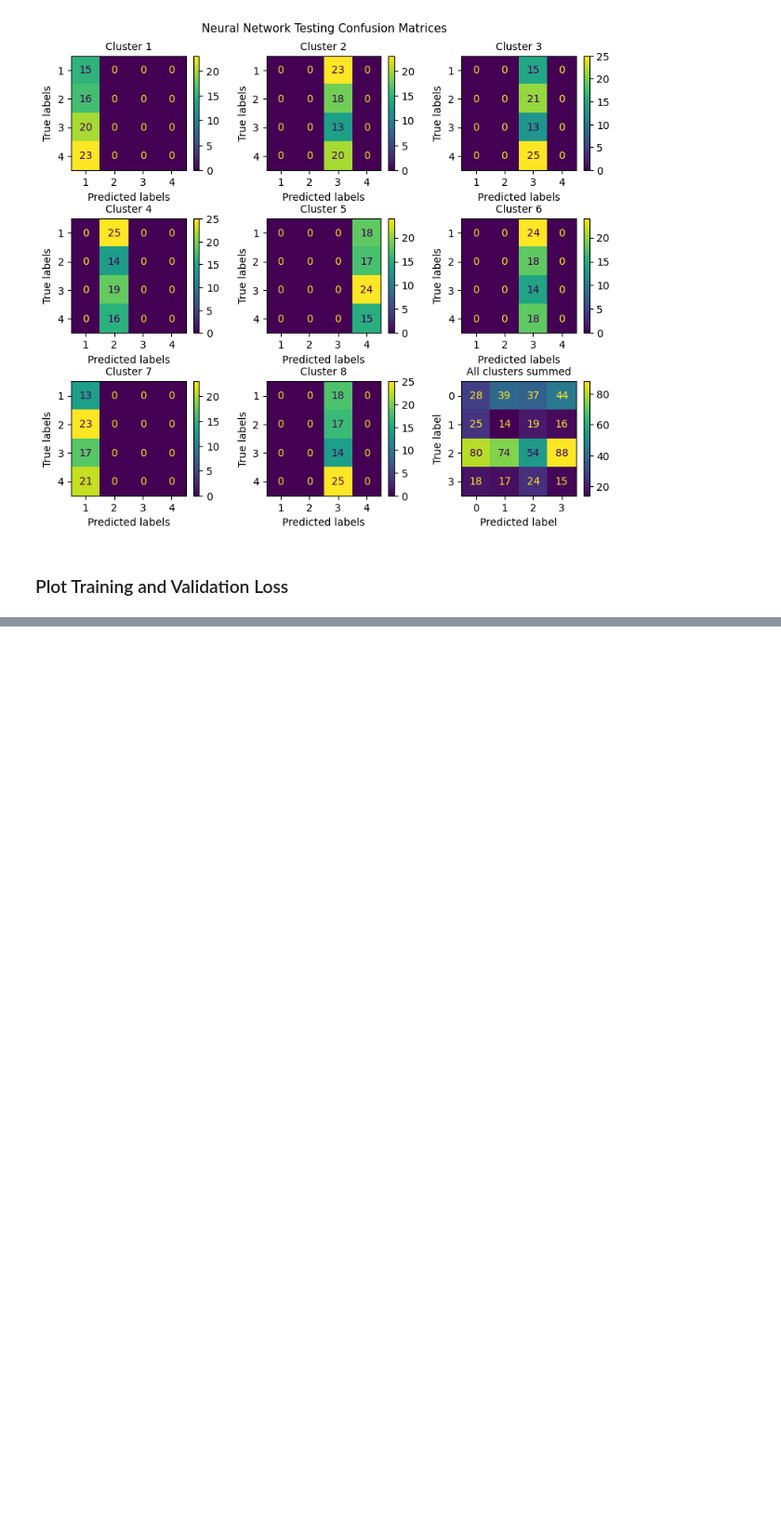
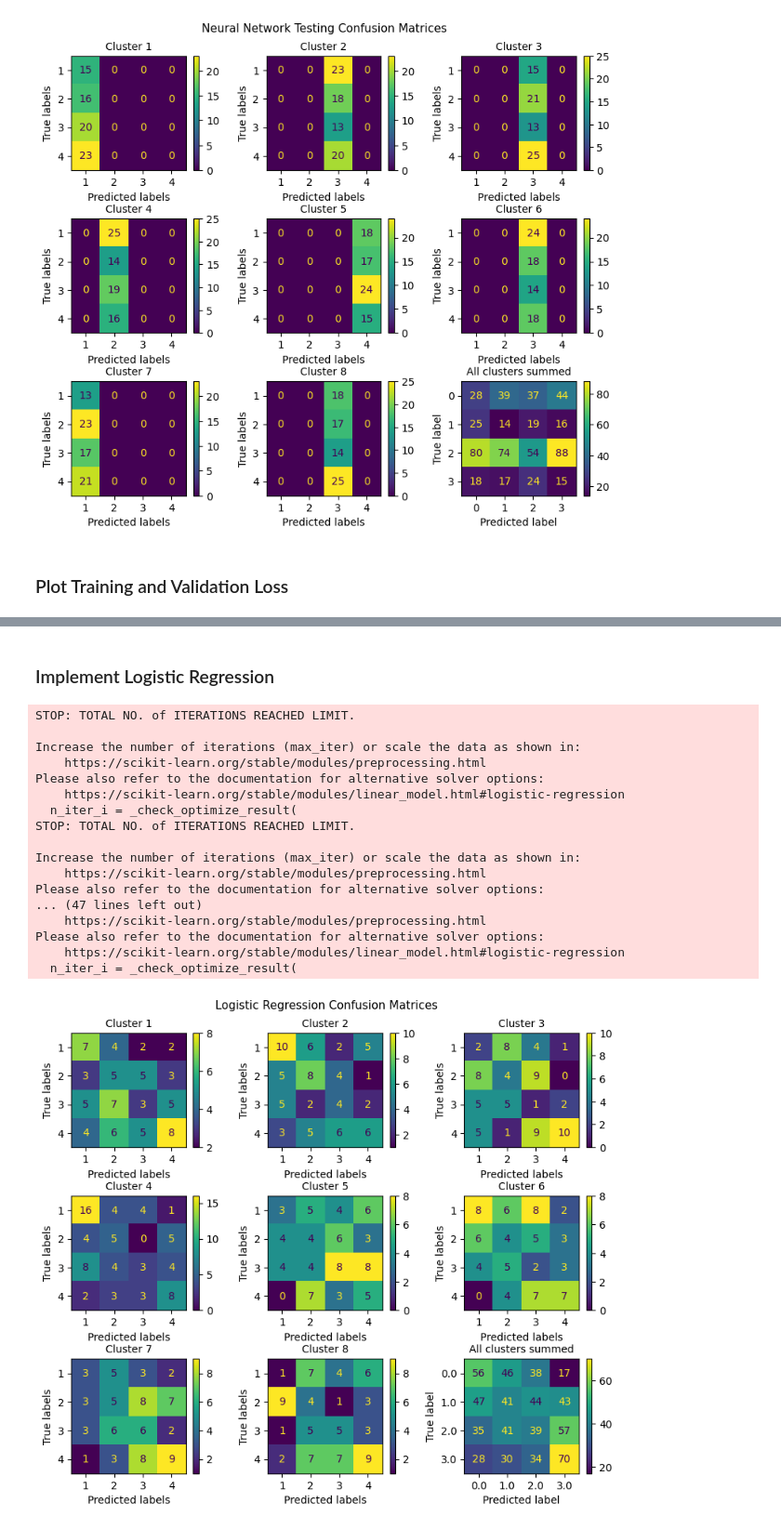
Before and after one commit to hwalters361/ML_rain_prediction, a Jupyter notebook: Introduction.ipynb, the cells around one changed output, grey strips where cells are left out. Shown: that part at 93% size. Saved outputs shown, nothing was run; the diff lists cells and outputs as text; code cells hidden in the pictures; blank space fills up the shorter version.

```diff
--- a/Introduction.ipynb
+++ b/Introduction.ipynb
@@ -774,0 +767,37 @@ plt.show()
+# %% [markdown]
+### Implement Logistic Regression
+# %%
+model = LogisticRegression()
+
+test_preds = []
+test_labels = []
+
+for i in range(len(clusters)):
+# Get data for this cluster
+    X_train, X_test, y_train, y_test = get_cluster_data(i)
+    model.fit(X_train, y_train)
+    preds = model.predict(X_test)
+
+    test_preds.append(preds.tolist())
+    test_labels.append(y_test.tolist())
+
+plot_confusion_matrices(test_preds, test_labels,title="Logistic Regression Confusion Matrices")
+# %% [output]
+STOP: TOTAL NO. of ITERATIONS REACHED LIMIT.
+
+Increase the number of iterations (max_iter) or scale the data as shown in:
+    https://scikit-learn.org/stable/modules/preprocessing.html
+Please also refer to the documentation for alternative solver options:
+    https://scikit-learn.org/stable/modules/linear_model.html#logistic-regression
+  n_iter_i = _check_optimize_result(
+STOP: TOTAL NO. of ITERATIONS REACHED LIMIT.
+
+Increase the number of iterations (max_iter) or scale the data as shown in:
+    https://scikit-learn.org/stable/modules/preprocessing.html
+Please also refer to the documentation for alternative solver options:
+... (47 lines left out)
+    https://scikit-learn.org/stable/modules/preprocessing.html
+Please also refer to the documentation for alternative solver options:
+    https://scikit-learn.org/stable/modules/linear_model.html#logistic-regression
+  n_iter_i = _check_optimize_result(
+[figure, added]
```
Also changed, not shown: parts of 11 cells of this notebook.
